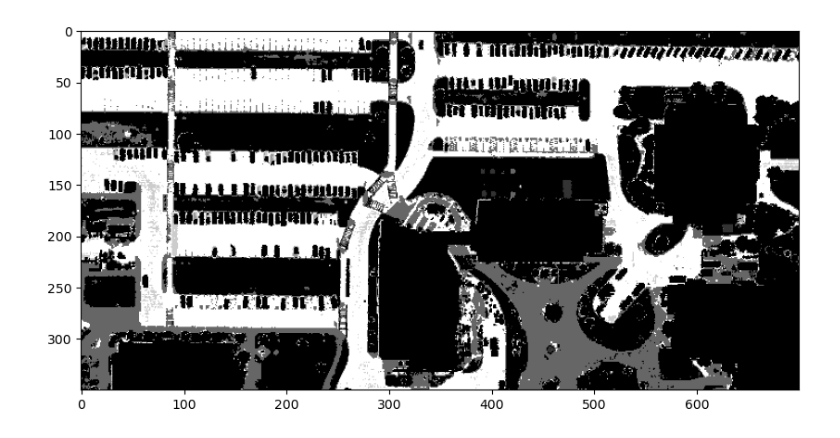
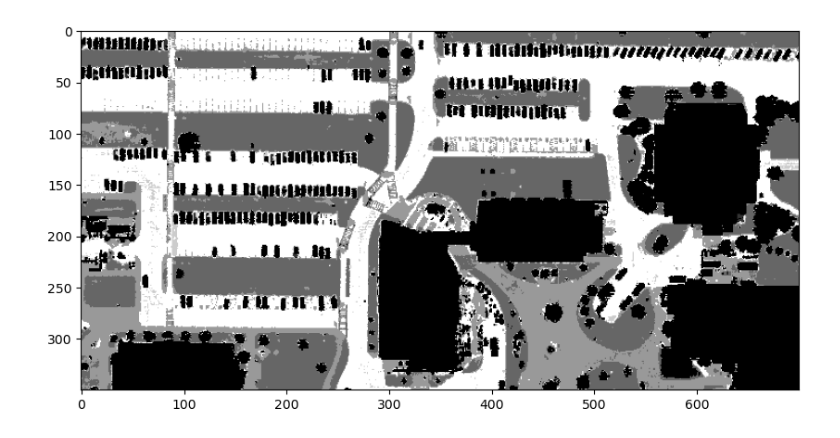
Before and after one commit to iditmer/HyperspectralShadowCompensation, a Jupyter notebook: 01_lidar_region_segmentation.ipynb, the cells around one changed output. Cells and saved outputs as stored; diff of their text form; code cells hidden in the pictures.

```diff
--- a/01_lidar_region_segmentation.ipynb
+++ b/01_lidar_region_segmentation.ipynb
@@ -4,7 +4,7 @@ import matplotlib.pyplot as plt
 import numpy as np
 import cv2 as cv
 
-lidar_import = np.load('lidar_data.npz')
+lidar_import = np.load('data/lidar_data.npz')
 intensity = lidar_import['intensity']
 dem = lidar_import['dem']
 dsm = lidar_import['dsm']
@@ -49,12 +52,15 @@ plt.show()
 # %%
 intensity_matrix = np.float32(intensity.reshape(intensity.shape[0] * intensity.shape[1]))
 crit = (cv.TERM_CRITERIA_EPS + cv.TERM_CRITERIA_MAX_ITER, 10, 1.0)
 
-val, labels, center = cv.kmeans(intensity_matrix, 6, None, crit, 10, cv.KMEANS_RANDOM_CENTERS)
-seg = labels.reshape(intensity.shape)
+val, segments, centers = cv.kmeans(intensity_matrix, 6, None, crit, 10, cv.KMEANS_RANDOM_CENTERS)
+segments = segments.reshape(intensity.shape)
+
+ndsm = dsm - dem
+ndsm_mask = ndsm < 0.35    # height threshold in meters
 
 plt.figure(figsize=(10,10))
-plt.imshow(seg * ndsm_mask, cmap='gray')
+plt.imshow(segments * ndsm_mask, cmap='gray')
 plt.show()
 # %% [output]
-[figure, old version]
+[figure, new version]
```
Also changed, not shown: parts of 8 cells of this notebook.
